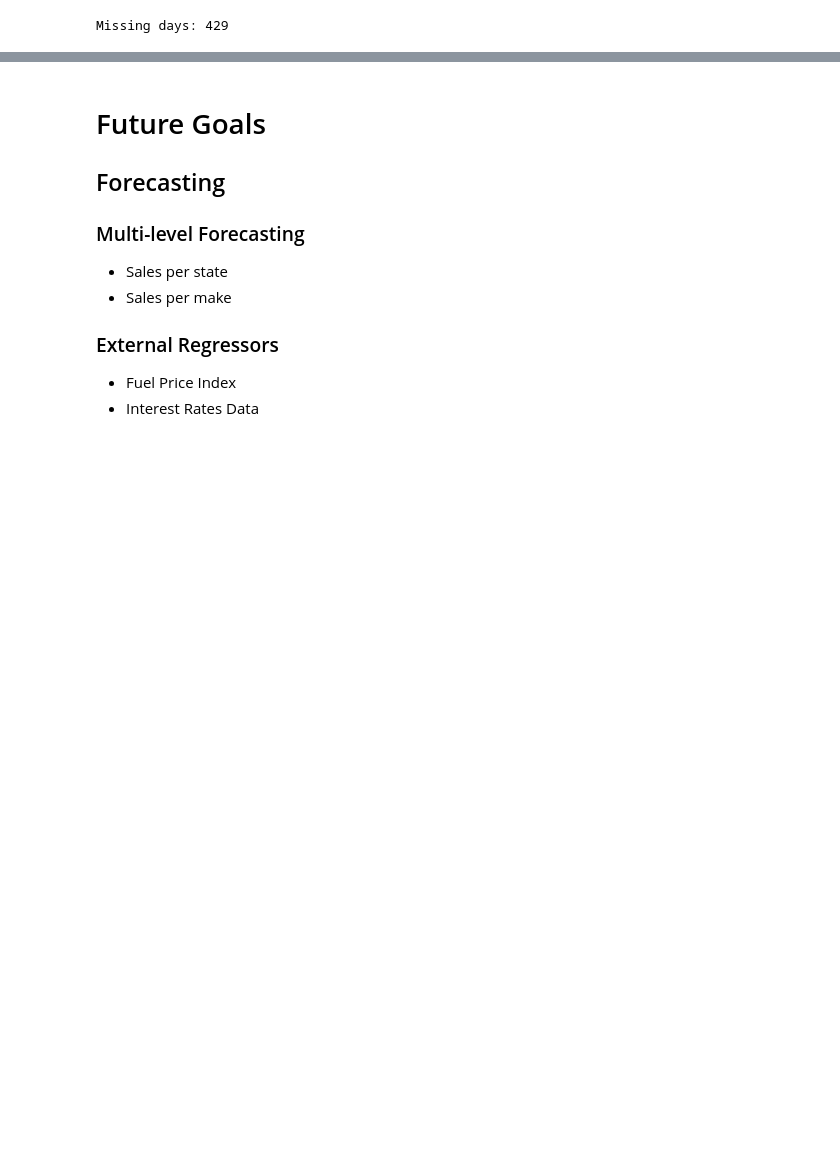
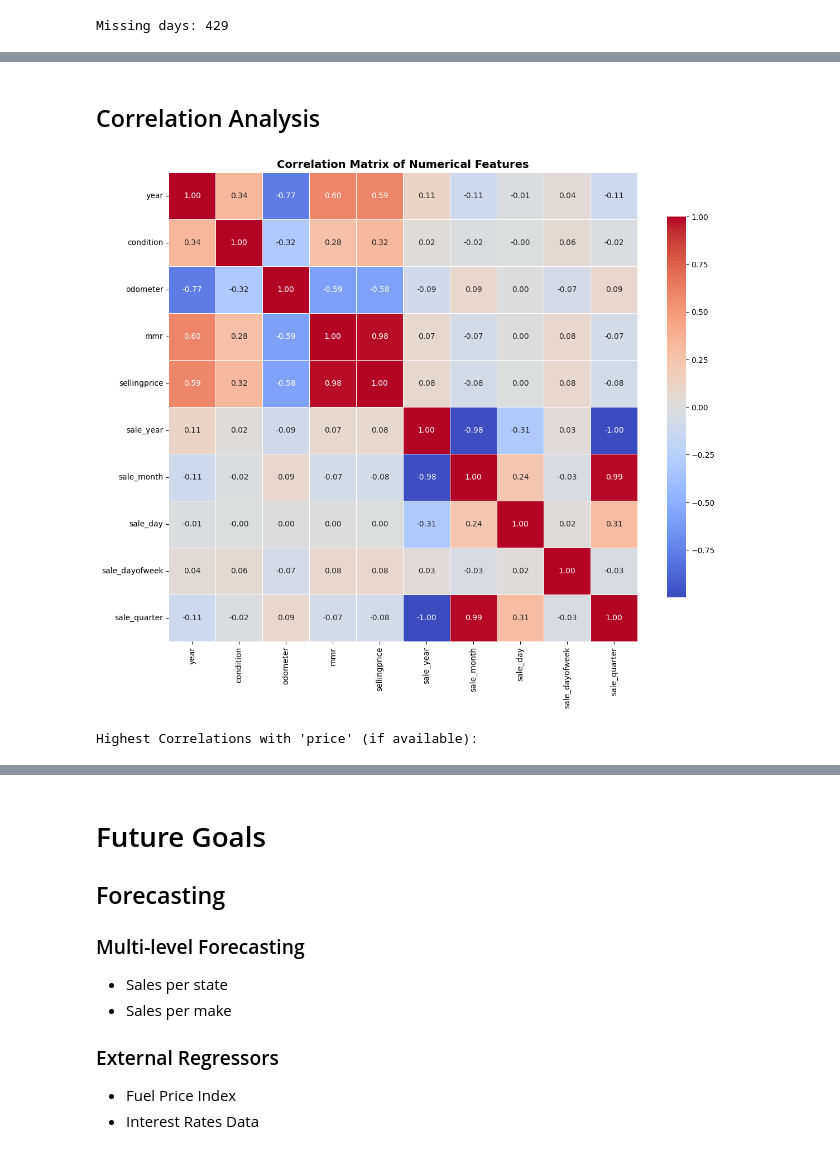
Before and after one commit to KhanMarshaI/Sales-Forecasting-System, a Jupyter notebook: main.ipynb, the cells around one changed output, grey strips where cells are left out. Drawn from its saved outputs; the diff is of its cells as text; code cells hidden in the pictures; blank space fills up the shorter version.

```diff
--- a/main.ipynb
+++ b/main.ipynb
@@ -163,0 +276,23 @@ Missing days: 429
+# %% [markdown]
+## Correlation Analysis
+# %%
+# Compute correlation matrix for numerical columns
+numerical_data = dataframe.select_dtypes(include=['int64', 'float64'])
+correlation_matrix = numerical_data.corr()
+
+# Create correlation heatmap
+plt.figure(figsize=(12, 10))
+sns.heatmap(correlation_matrix, annot=True, cmap='coolwarm', center=0, fmt='.2f',
+            square=True, linewidths=0.5, cbar_kws={"shrink": 0.8})
+plt.title('Correlation Matrix of Numerical Features', fontsize=14, fontweight='bold')
+plt.tight_layout()
+plt.show()
+
+# Print top correlations with price (if exists)
+print("\nHighest Correlations with 'price' (if available):")
+if 'price' in correlation_matrix.columns:
+    correlations = correlation_matrix['price'].sort_values(ascending=False)
+    print(correlations)
+# %% [output]
+[figure, added]
+Highest Correlations with 'price' (if available):
```
Also changed, not shown: parts of 14 cells of this notebook.
